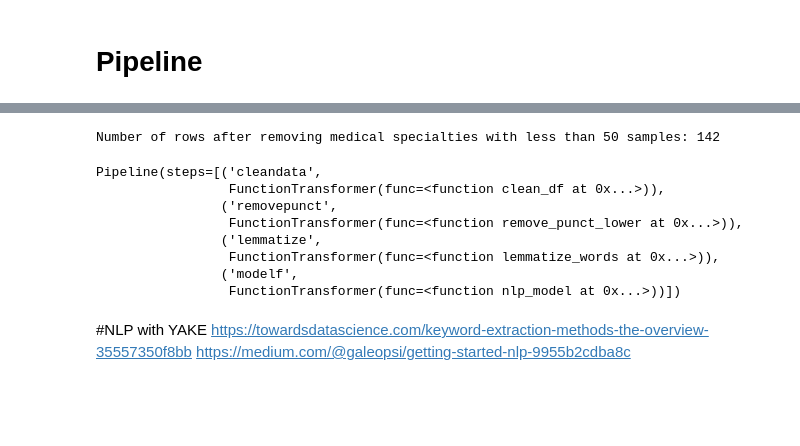
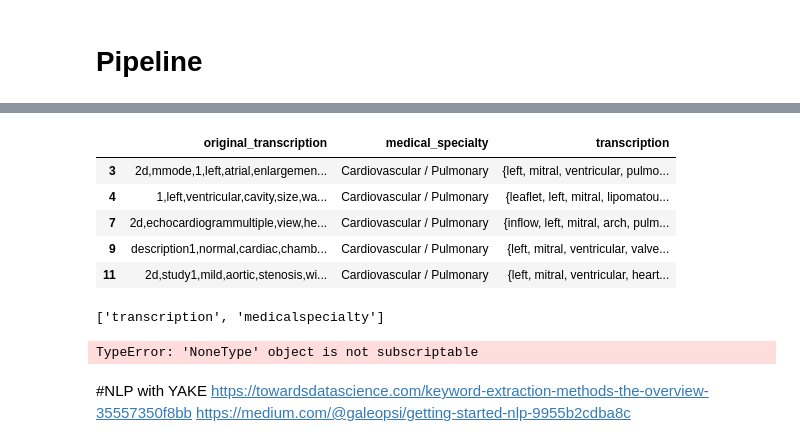
Before and after one commit to Tara-Sophia/NLP_Masterthesis, a Jupyter notebook: src/mtsamples_data.ipynb, the cells around one changed output, grey strips where cells are left out. Saved outputs shown, nothing was run; the diff lists cells and outputs as text; code cells hidden in the pictures; blank space fills up the shorter version.

```diff
--- a/src/mtsamples_data.ipynb
+++ b/src/mtsamples_data.ipynb
@@ -120,0 +109,6 @@ df_small
+# %%
+df_small = df.head(100)
+pd.set_option('max_colwidth', None)  # Remove any limitation on length
+                                     # of text displayed in a cell
+#pd.set_option('max_rows', 300)  # Display up to 300 rows in a dataset
+df_small.head(2)
@@ -154,2 +156,14 @@ See the caveats in the documentation: https://pandas.pydata.org/pandas-docs/stab
 # %% [markdown]
 # Pipeline
+# %%
+df = df.dropna().drop_duplicates()
+    # drop rows where medical specialty appears less than 50 times
+df = df[df.groupby("medical_specialty")["medical_specialty"].transform('size') > 100]
+df = df[['transcription', 'medical_specialty']]
+df_small = df.head(100)
+user_input = [' hello I am a patent, and I am sick, nasal issues, also headach and my mum and dad huhu hehe']
+
+#create new df
+df_user = pd.DataFrame({'transcription':user_input})
+df_user
+df_small.head()
@@ -189,11 +210,8 @@ def list_to_string_f(data):
     #str1 = " "
     #return (str1.join(s))
 
-import spacy
-import en_ner_bionlp13cg_md
-
 def nlp_model(data):
-    data["transcription_text"] = [','.join(map(str, l)) for l in data['transcription']]
+    #data["transcription_text"] = [','.join(map(str, l)) for l in data['transcription']]
 
 # NLP with Spacy
 
@@ -204,7 +222,7 @@ def nlp_model(data):
         for ent in doc.ents:
             entities.append(ent.text)
         return set(entities)
-    data['transcription_final'] = data['transcription_text'].apply(medical_entities)
+    data['transcription_final'] = data['transcription'].apply(medical_entities)
     return data
 
     #return set(entities)#' ,'.join(entities)
@@ -213,4 +231,8 @@ def nlp_model(data):
 #df_small['transcription_c'] = [','.join(map(str, l)) for l in df_small['transcription_c']]
 #df_small['transcription_f'] = df_small['transcription_c'].apply(medical_entities)
 #df_small.head()
-df_small = df.head(200)
+df_rpl = remove_punct_lower(df_small)
+lem_df = lemmatize_words(df_rpl)
+ls = list_to_string_f(lem_df)
+nl =nlp_model(ls)
+nl.head(1)
@@ -216,0 +247,3 @@ df_small = df.head(200)
+# %%
+nl =nlp_model(ls)
+nl.head(1)
@@ -216,0 +258,10 @@ df_small = df.head(200)
+# %%
+nl = nl.rename(columns={'transcription': 'original_transcription', 'transcription_final': 'transcription'})
+nl.head()
+# %% [output]
+|  | original_transcription | medical_specialty | transcription |
+| 3 | 2d,mmode,1,left,atrial,enlargemen... | Cardiovascular / Pulmonary | {left, mitral, ventricular, pulmo... |
+| 4 | 1,left,ventricular,cavity,size,wa... | Cardiovascular / Pulmonary | {leaflet, left, mitral, lipomatou... |
+| 7 | 2d,echocardiogrammultiple,view,he... | Cardiovascular / Pulmonary | {inflow, left, mitral, arch, pulm... |
+| 9 | description1,normal,cardiac,chamb... | Cardiovascular / Pulmonary | {left, mitral, ventricular, valve... |
+| 11 | 2d,study1,mild,aortic,stenosis,wi... | Cardiovascular / Pulmonary | {left, mitral, ventricular, heart... |
@@ -218,35 +271,32 @@ df_small = df.head(200)
 
 
 
-clean_data = FunctionTransformer(clean_df, validate=False)
+#clean_data = FunctionTransformer(clean_df, validate=False)
 remove_punctation = FunctionTransformer(remove_punct_lower, validate=False)
 lemmatize_thewords = FunctionTransformer(lemmatize_words, validate=False)
+liststring = FunctionTransformer(list_to_string_f, validate=False)
 nlp_model_final_function = FunctionTransformer(nlp_model, validate=False)
 
 
 nlp = en_ner_bionlp13cg_md.load()
 pl = Pipeline(memory=None,
     steps=[
-        ('cleandata', clean_data),
+       # ('cleandata', clean_data),
         ('removepunct', remove_punctation),
-        ('lemmatize', lemmatize_thewords ),
-      # ('list_to_stringf', list_to_string_f)#,
-       # ('selector', get_numeric_data),
+        ('lemmatize', lemmatize_thewords )#,
+       ('list_to_stringf', list_to_string_f),
        ('modelf', nlp_model_final_function)
     ], verbose=False)
 
 
-pl.fit(df_small)
+x = pl.fit_transform(df_small)
+#pd.set_option('max_colwidth', None)  # Remove any limitation on length
+                                     # of text displayed in a cell
+#pd.set_option('max_rows', 300)  # Display up to 300 rows in a dataset
+x.head()
 # %% [output]
-Number of rows after removing medical specialties with less than 50 samples: 142
+['transcription', 'medicalspecialty']
-Pipeline(steps=[('cleandata',
-                 FunctionTransformer(func=<function clean_df at 0x...>)),
-                ('removepunct',
-                 FunctionTransformer(func=<function remove_punct_lower at 0x...>)),
-                ('lemmatize',
-                 FunctionTransformer(func=<function lemmatize_words at 0x...>)),
-                ('modelf',
-                 FunctionTransformer(func=<function nlp_model at 0x...>))])
+TypeError: 'NoneType' object is not subscriptable
 # %% [markdown]
 #NLP with YAKE
 https://towardsdatascience.com/keyword-extraction-methods-the-overview-35557350f8bb
```
Also changed, not shown: parts of 20 cells of this notebook, 2 other files.
